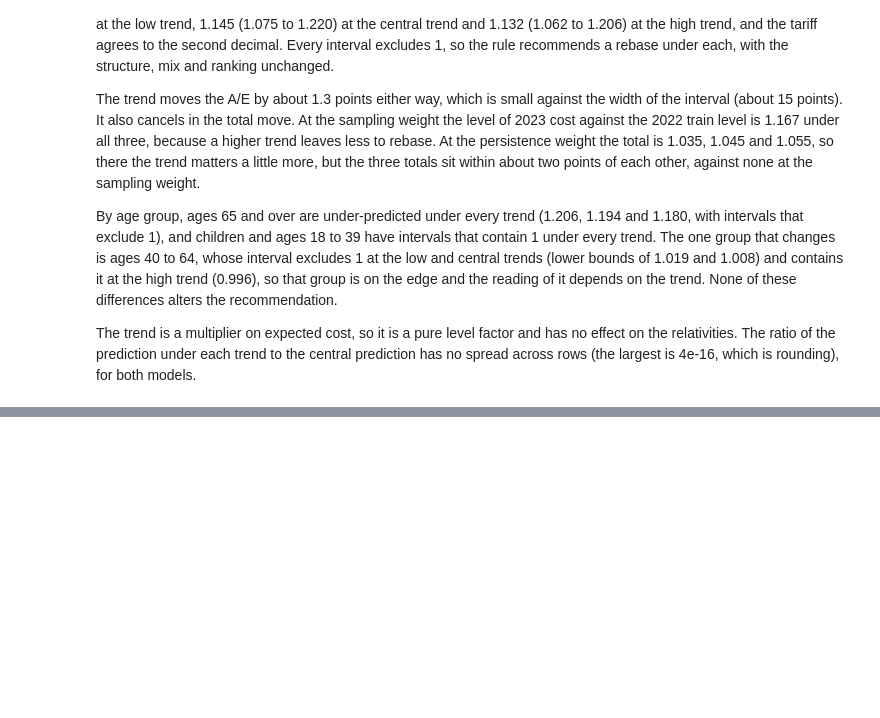
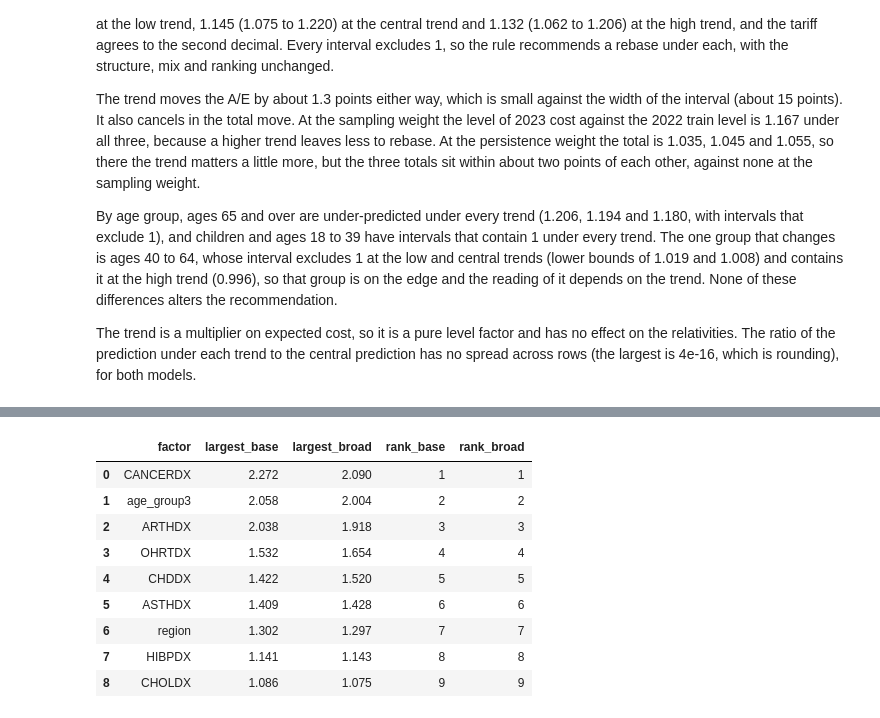
Before and after one commit to asudarmo/health-pricing-meps, a Jupyter notebook: notebooks/04_monitoring.ipynb, the cells around one changed output, grey strips where cells are left out. Cells and saved outputs as stored; diff of their text form; code cells hidden in the pictures; blank space fills up the shorter version.

```diff
--- a/notebooks/04_monitoring.ipynb
+++ b/notebooks/04_monitoring.ipynb
@@ -1318,0 +1455,19 @@ models.
+# %%
+er_relativities = erstays.relativity_comparison(sens)
+outofsample.save_table(er_relativities, "er_stays_relativity_comparison.csv")
+er_ranking = erstays.factor_ranking(er_relativities)
+outofsample.save_table(er_ranking, "er_stays_factor_ranking.csv")
+er_curve = erstays.age_curves(sens)
+outofsample.save_table(er_curve, "er_stays_age_curve.csv")
+er_ranking
+# %% [output]
+|  | factor | largest_base | largest_broad | rank_base | rank_broad |
+| 0 | CANCERDX | 2.272 | 2.090 | 1 | 1 |
+| 1 | age_group3 | 2.058 | 2.004 | 2 | 2 |
+| 2 | ARTHDX | 2.038 | 1.918 | 3 | 3 |
+| 3 | OHRTDX | 1.532 | 1.654 | 4 | 4 |
+| 4 | CHDDX | 1.422 | 1.520 | 5 | 5 |
+| 5 | ASTHDX | 1.409 | 1.428 | 6 | 6 |
+| 6 | region | 1.302 | 1.297 | 7 | 7 |
+| 7 | HIBPDX | 1.141 | 1.143 | 8 | 8 |
+| 8 | CHOLDX | 1.086 | 1.075 | 9 | 9 |
```
Also changed, not shown: parts of 10 cells of this notebook, 11 other files.
